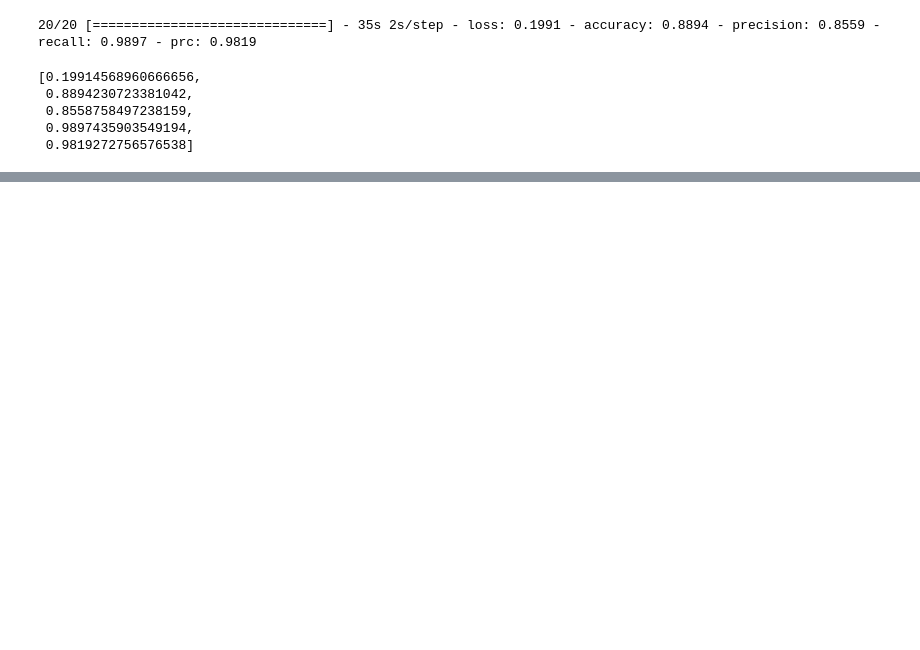
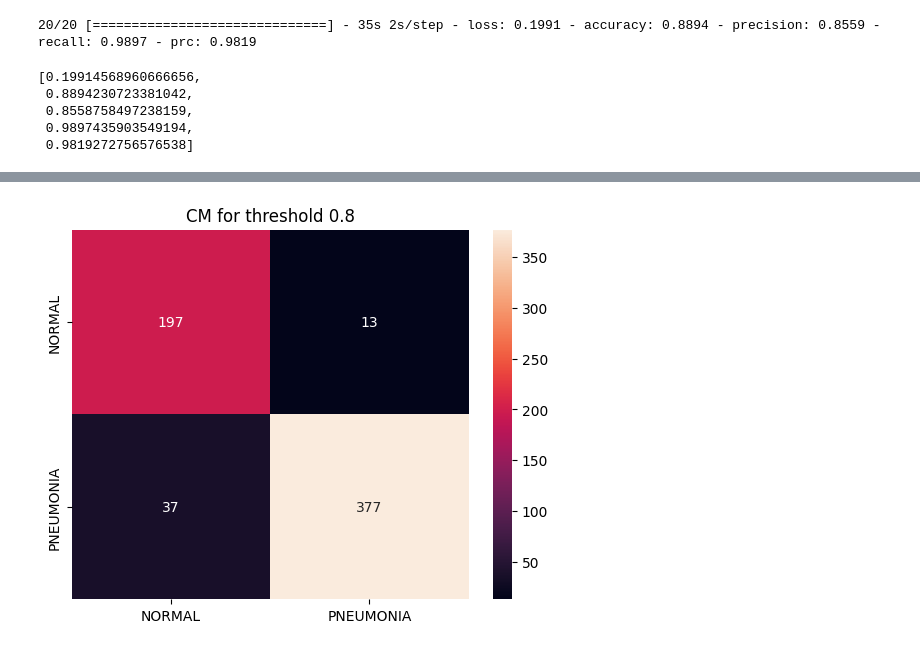
Before and after one commit to ptallaks/pneumonia-xray, a Jupyter notebook: pneumonia-pt.ipynb, the cells around one changed output, grey strips where cells are left out. Saved outputs shown, nothing was run; the diff lists cells and outputs as text; code cells hidden in the pictures; blank space fills up the shorter version.

```diff
--- a/pneumonia-pt.ipynb
+++ b/pneumonia-pt.ipynb
@@ -907,3 +905,9 @@ model.evaluate(test_batches)
  0.8558758497238159,
  0.9897435903549194,
  0.9819272756576538]
+# %%
+true_categories = tf.concat([y for x, y in test_batches], axis=0)
+
+y_pred = model.predict(test_batches)
+y_pred2 = (y_pred > 0.8).astype(np.float32)
+print ('check y_pred: ', y_pred2[0:10])
@@ -909,0 +926,9 @@ model.evaluate(test_batches)
+# %%
+cm = confusion_matrix(y_pred2, true_categories)
+class_names = train_dir.class_names
+plt.title('CM for threshold 0.8')
+sns_hmp = sns.heatmap(cm, annot=True, xticklabels = [class_names[i] for i in range(len(class_names))],
+                      yticklabels = [class_names[i] for i in range(len(class_names))], fmt="d")
+fig = sns_hmp.get_figure()
+# %% [output]
+[figure, added]
```
Also changed, not shown: parts of 3 cells of this notebook.
